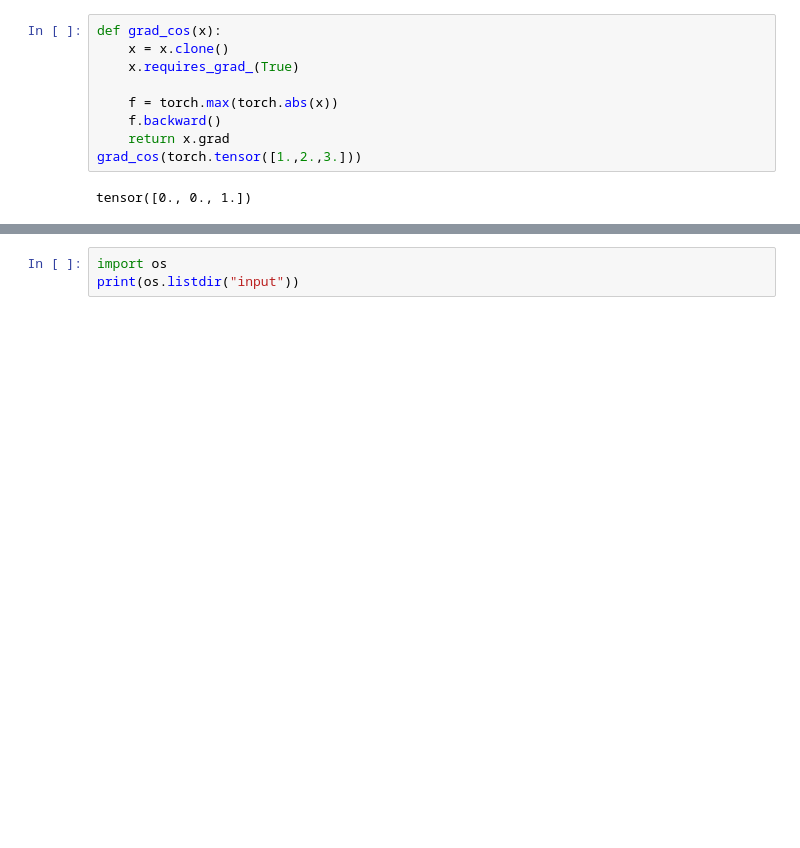
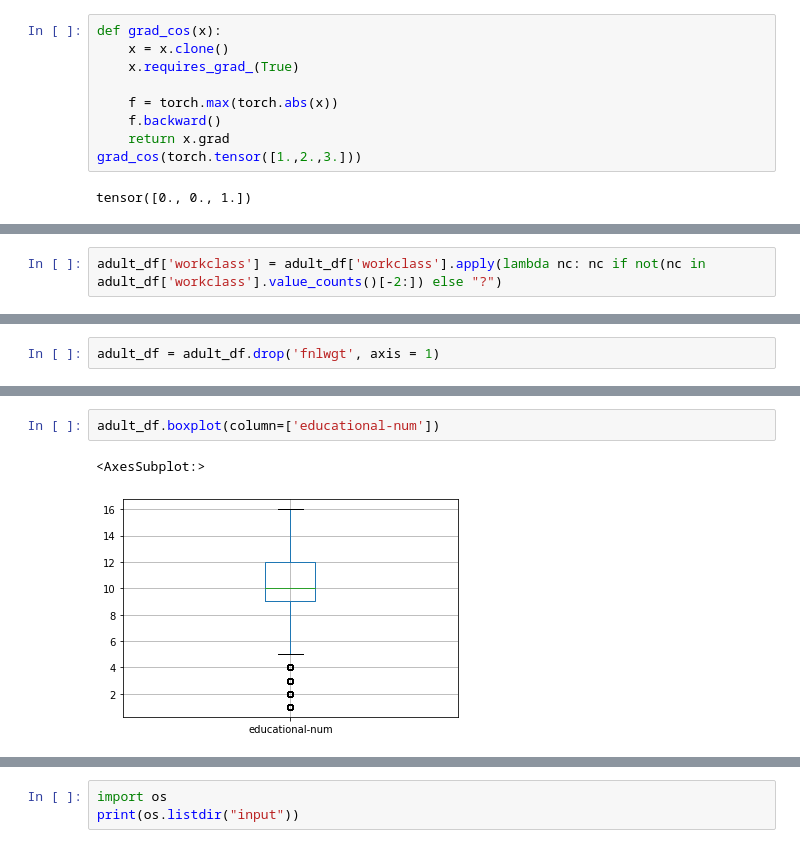
Before and after one commit to ivan-gabavan/Ml, a Jupyter notebook: L3.ipynb, the cells around one changed output, grey strips where cells are left out. Drawn from its saved outputs; the diff is of its cells as text; blank space fills up the shorter version.

```diff
--- a/L3.ipynb
+++ b/L3.ipynb
@@ -251,0 +323,2 @@ task_2()
+# %%
+adult_df['workclass'] = adult_df['workclass'].apply(lambda nc: nc if not(nc in adult_df['workclass'].value_counts()[-2:]) else "?")
@@ -251,0 +348,2 @@ task_2()
+# %%
+adult_df = adult_df.drop('fnlwgt', axis = 1)
@@ -251,0 +390,5 @@ task_2()
+# %%
+adult_df.boxplot(column=['educational-num'])
+# %% [output]
+<AxesSubplot:>
+[figure, added]
```
Also changed, not shown: parts of 88 cells of this notebook.
